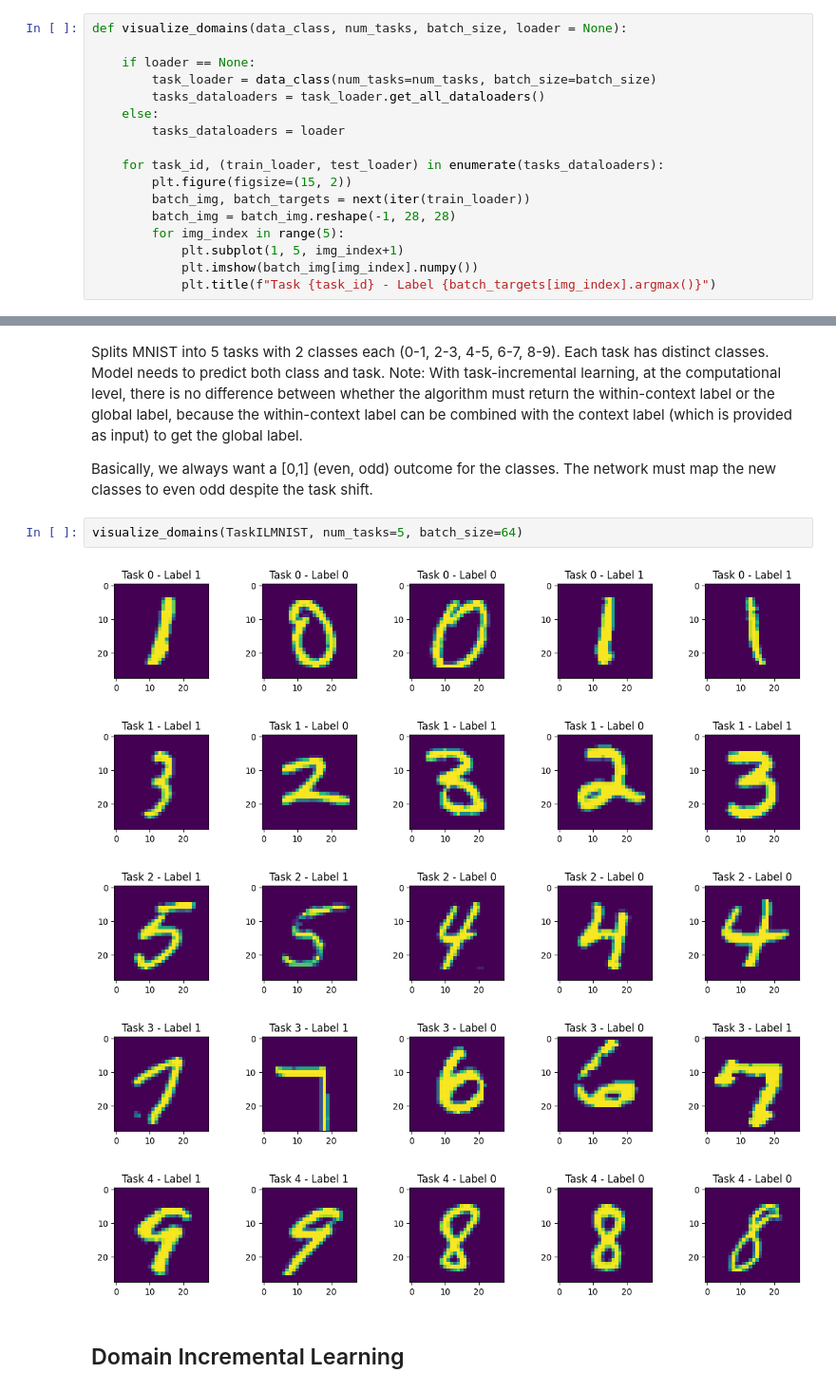
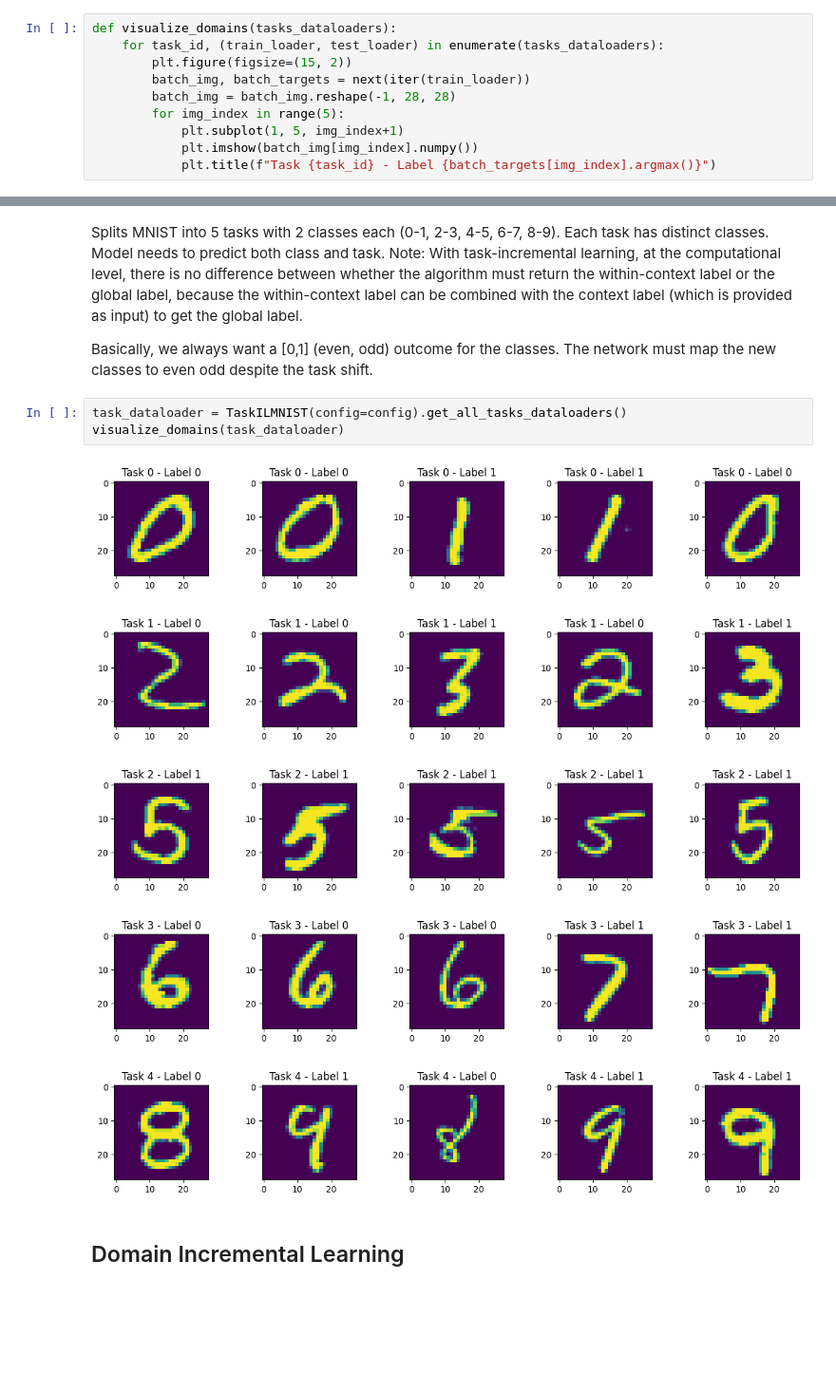
Before and after one commit to s-de-haan/Equilibrium-Fisher-Control, a Jupyter notebook: incremental_learning_types.ipynb, the cells around one changed output, grey strips where cells are left out. Shown: that part at 95% size. Drawn from its saved outputs; the diff is of its cells as text; blank space fills up the shorter version.

Commit message:
adapt dataloaders to the exact format as the original dataloader

```diff
--- a/incremental_learning_types.ipynb
+++ b/incremental_learning_types.ipynb
@@ -6,14 +16,7 @@ from dataloaders import TaskILMNIST, DomainILMNIST, ClassILMNIST
 # %% [markdown]
 # Visualize Domains
 # %%
-def visualize_domains(data_class, num_tasks, batch_size, loader = None):
-
-    if loader == None:
-        task_loader = data_class(num_tasks=num_tasks, batch_size=batch_size)
-        tasks_dataloaders = task_loader.get_all_dataloaders()
-    else:
-        tasks_dataloaders = loader
-
+def visualize_domains(tasks_dataloaders):
     for task_id, (train_loader, test_loader) in enumerate(tasks_dataloaders):
         plt.figure(figsize=(15, 2))
         batch_img, batch_targets = next(iter(train_loader))
@@ -29,14 +32,15 @@ Splits MNIST into 5 tasks with 2 classes each (0-1, 2-3, 4-5, 6-7, 8-9). Each ta
 Note: With task-incremental learning, at the  computational level, there is no difference between whether the algorithm must return the within-context label or the global label, because the within-context label can be combined with the context label (which is provided as input) to get the global label.
 
 Basically, we always want a [0,1] (even, odd) outcome for the classes. The network must map the new classes to even odd despite the task shift.
-# %%
-visualize_domains(TaskILMNIST, num_tasks=5, batch_size=64)
-# %% [output]
-[figure, removed]
-[figure, removed]
-[figure, removed]
-[figure, removed]
-[figure, removed]
+# %%
+task_dataloader = TaskILMNIST(config=config).get_all_tasks_dataloaders()
+visualize_domains(task_dataloader)
+# %% [output]
+[figure, added]
+[figure, added]
+[figure, added]
+[figure, added]
+[figure, added]
 # %% [markdown]
 ## Domain Incremental Learning
 # %% [markdown]
```
Also changed, not shown: parts of 8 cells of this notebook, 1 other file.
